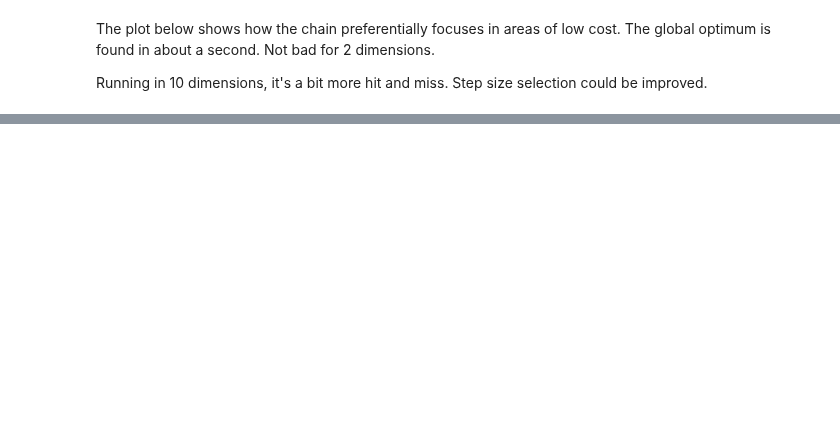
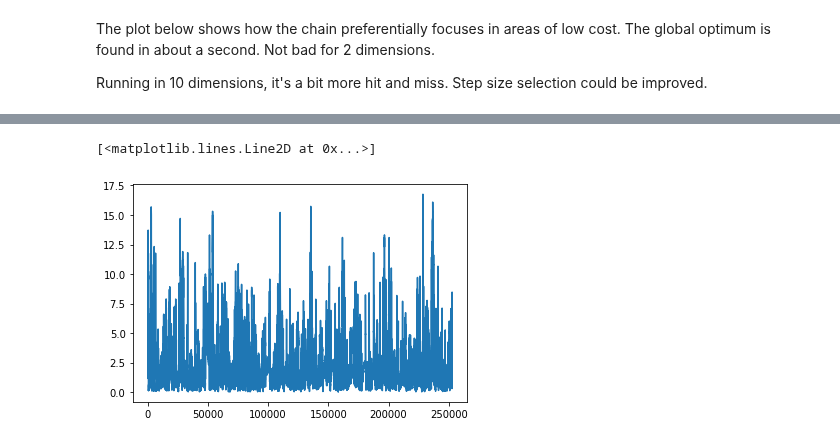
Before and after one commit to CHandmer/MCMCdemoJupyter, a Jupyter notebook: MCMC demo jupyter.ipynb, the cells around one changed output, grey strips where cells are left out. Cells and saved outputs as stored; diff of their text form; code cells hidden in the pictures; blank space fills up the shorter version.

```diff
--- a/MCMC demo jupyter.ipynb
+++ b/MCMC demo jupyter.ipynb
@@ -160,0 +280,5 @@ plt.plot(np.sum(xHist**2,axis=1)**0.5)
+# %%
+plt.plot(np.sum(xHist**2,axis=1)**0.5)
+# %% [output]
+[<matplotlib.lines.Line2D at 0x...>]
+[figure, added]
```
Also changed, not shown: parts of 11 cells of this notebook.
